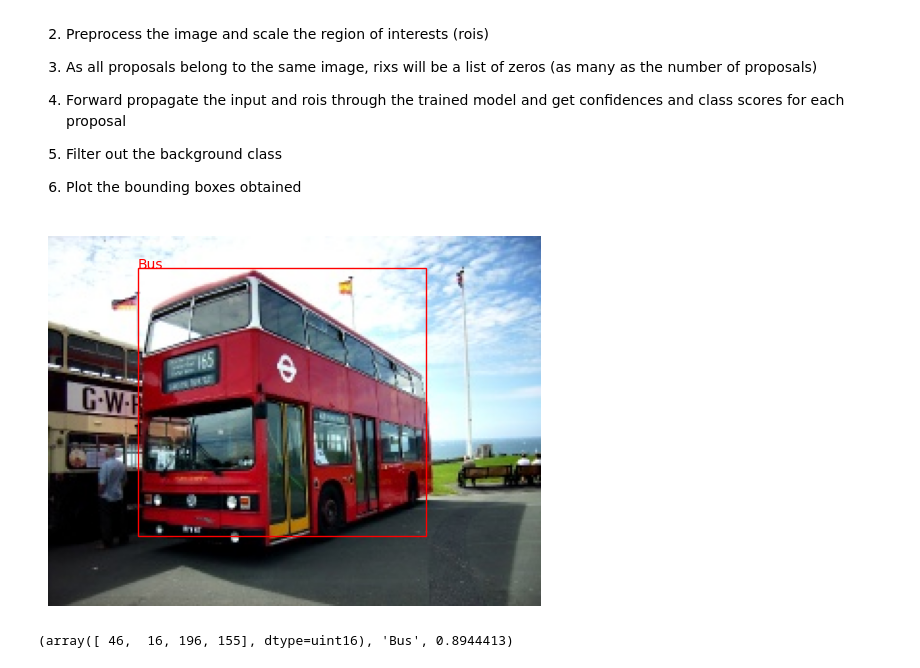
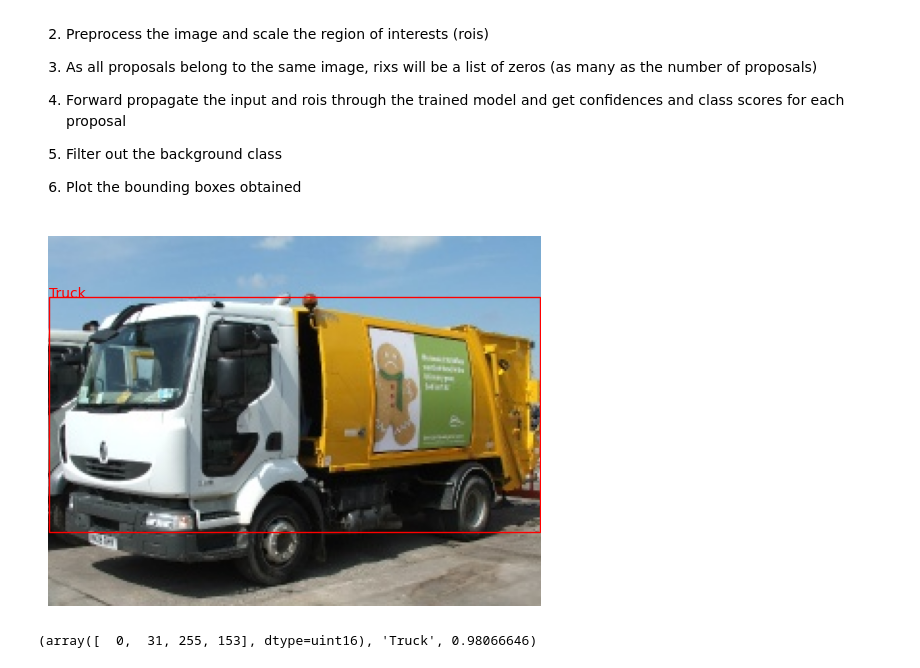
Before and after one commit to ronald-hk-chung/ComputerVision, a Jupyter notebook: Fast_RCNN_implimentation.ipynb, the cells around one changed output. Drawn from its saved outputs; the diff is of its cells as text; code cells hidden in the pictures.

```diff
--- a/Fast_RCNN_implimentation.ipynb
+++ b/Fast_RCNN_implimentation.ipynb
@@ -345,7 +345,8 @@ class RCNNMetric:
         regression_loss = 0
     else:
       regression_loss = 0
-    return detection_loss, detection_acc, (0 if np.isnan(regression_loss) else regression_loss)
+    # return detection_loss, detection_acc, (0 if np.isnan(regression_loss) else regression_loss)
+    return {'detection_acc': detection_acc, 'regression_loss': regression_loss}
 
 metric_fn = RCNNMetric()
 # %%
@@ -379,4 +380,4 @@ Estimated Total Size (MB): 545.66
 ========================================================================================================================
 # %%
-FRCNNDetector.train(15)
+FRCNNDetector.train(10)
 # %% [output]
@@ -456,7 +464,7 @@ def frcnn_inference(fname: str):
     show_image(img=img)
     return (0,0,224,224), 'Background', 0
 # %%
-frcnn_inference(valid_ds[20][5])
+frcnn_inference(valid_ds[25][5])
 # %% [output]
-[figure, old version]
+[figure, new version]
-(array([ 46,  16, 196, 155], dtype=uint16), 'Bus', 0.8944413)
+(array([  0,  31, 255, 153], dtype=uint16), 'Truck', 0.98066646)
```
Also changed, not shown: parts of 4 cells of this notebook.
